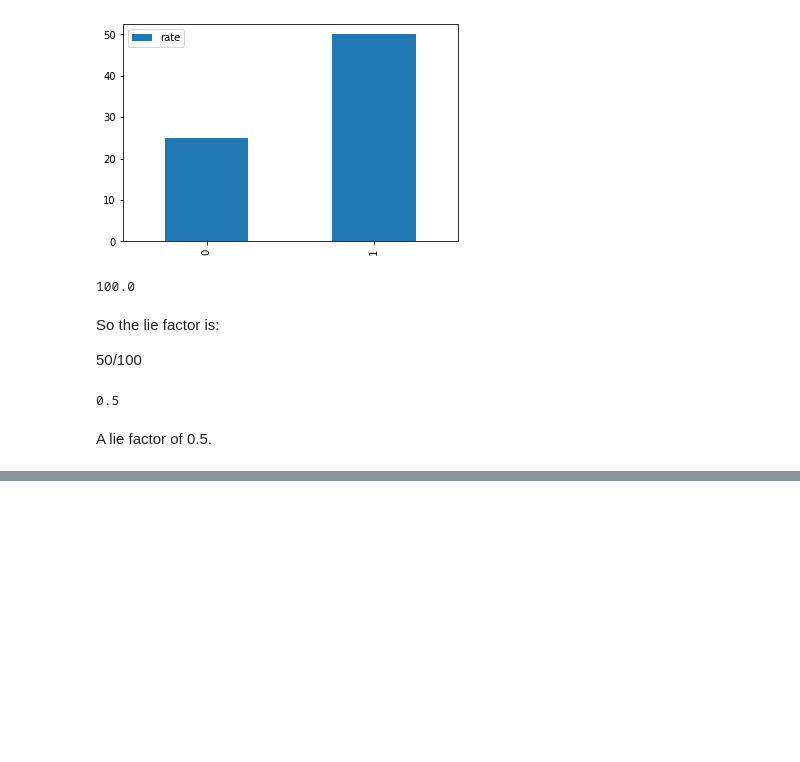
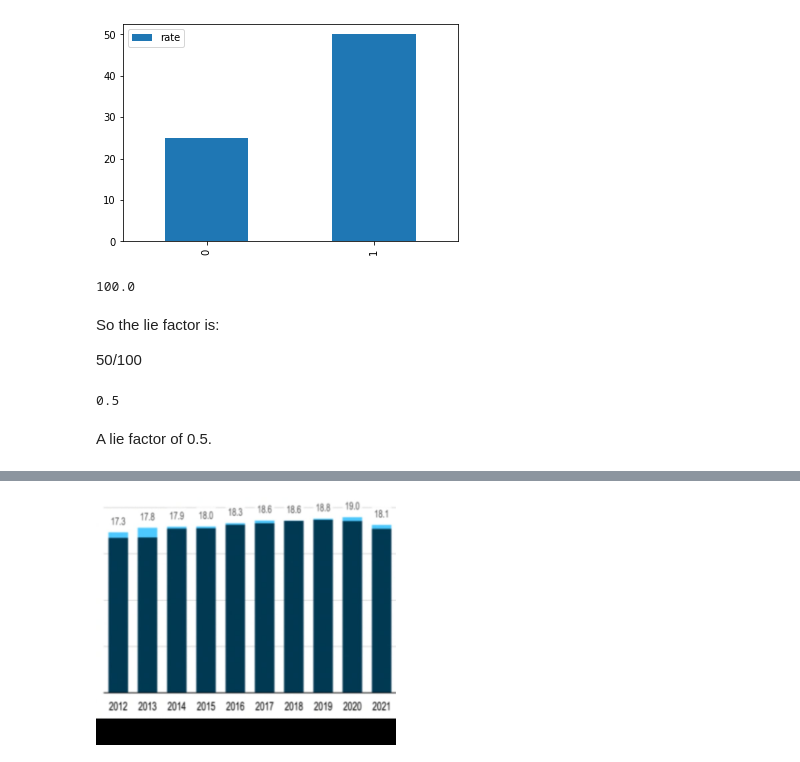
Before and after one commit to subshr4/subshr4, a Jupyter notebook: Untitled14.ipynb, the cells around one changed output, grey strips where cells are left out. Saved outputs shown, nothing was run; the diff lists cells and outputs as text; code cells hidden in the pictures; blank space fills up the shorter version.

```diff
--- a/Untitled14.ipynb
+++ b/Untitled14.ipynb
@@ -57,0 +119,5 @@ A lie factor of 0.5.
+# %%
+Image('bar3.jpg',
+      width=300)
+# %% [output]
+[figure, added]
```
Also changed, not shown: parts of 22 cells of this notebook.
